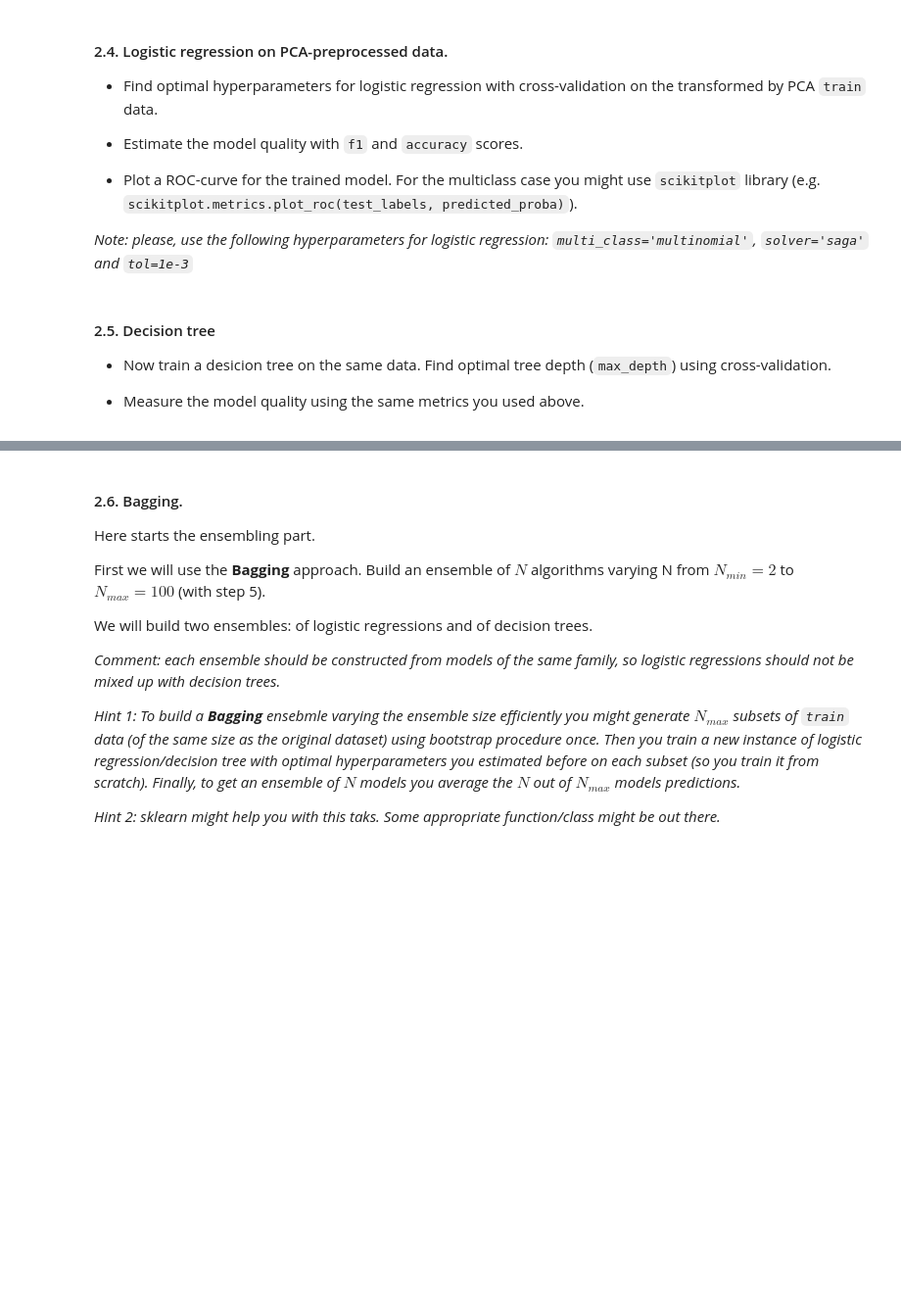
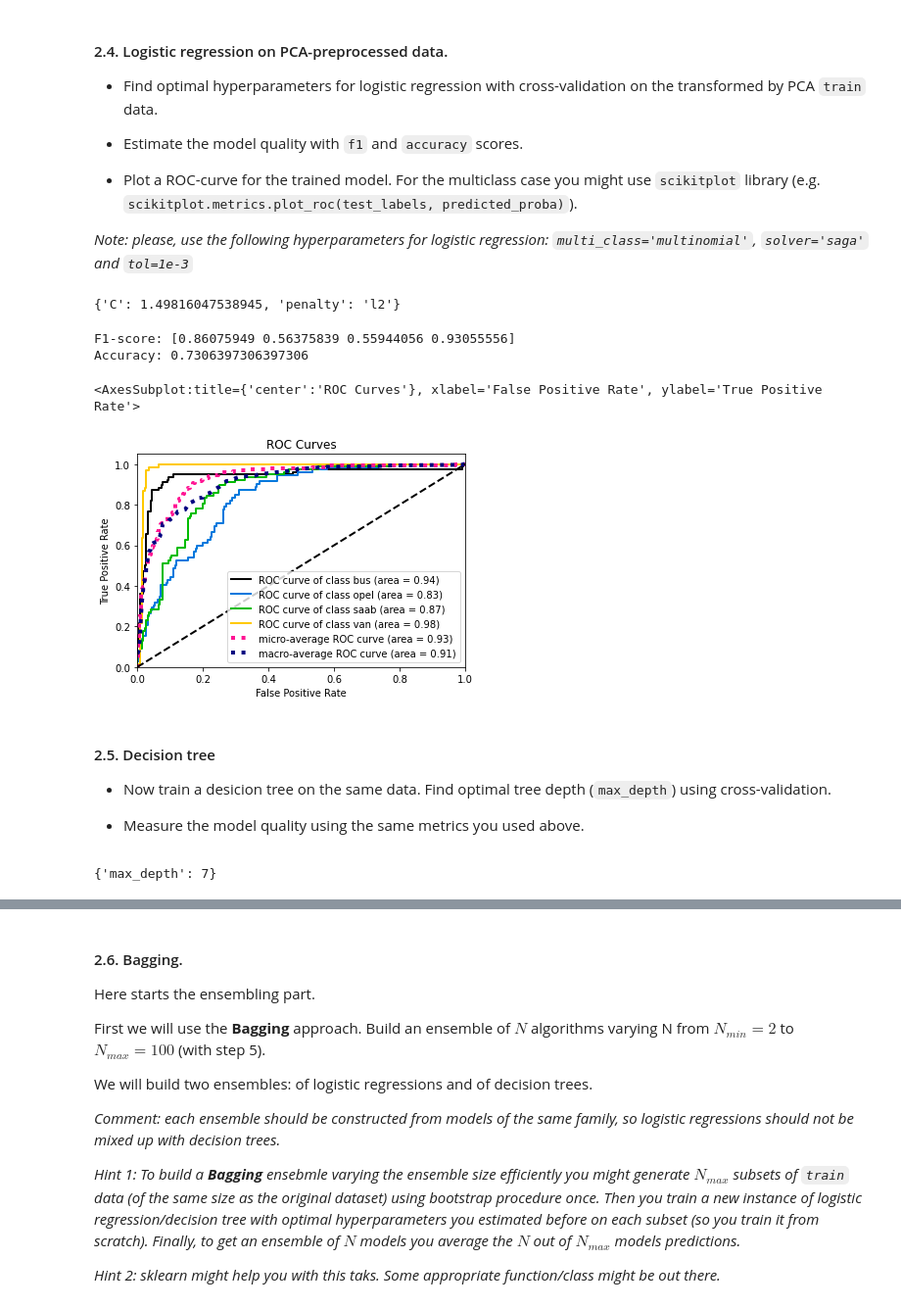
Before and after one commit to girafe-ai/ml-course, a Jupyter notebook: homeworks/lab01_ml_pipeline/Lab1_part2_ml_pipeline.ipynb, the cells around one changed output, grey strips where cells are left out. Shown at 98% size. Saved outputs shown, nothing was run; the diff lists cells and outputs as text; code cells hidden in the pictures; blank space fills up the shorter version.

```diff
--- a/homeworks/lab01_ml_pipeline/Lab1_part2_ml_pipeline.ipynb
+++ b/homeworks/lab01_ml_pipeline/Lab1_part2_ml_pipeline.ipynb
@@ -124,3 +158,17 @@ Here you are supposed to perform the desired transformations. Please, explain yo
+# %%
+from sklearn.decomposition import PCA
+
+import plotly.express as px
+
+pca = PCA()
+pca.fit(X_train_std)
+exp_var_cumul = np.cumsum(pca.explained_variance_ratio_)
+
+px.area(
+    x=range(1, exp_var_cumul.shape[0] + 1),
+    y=exp_var_cumul,
+    labels={"x": "# Components", "y": "Explained Variance"}
+)
 # %% [markdown]
 #### 2.3. PCA trasformation
 * Select the appropriate number of components. Briefly explain your choice. Should you normalize the data?
@@ -131,3 +177,11 @@ Here you are supposed to perform the desired transformations. Please, explain yo
+# %%
+### YOUR CODE HERE
+
+pca = PCA(n_components=12) #  после этого кол-ва компонент explained variance > 95%
+pca.fit(X_train_std)
+
+X_train_pca = pca.transform(X_train_std) # да, нужно, т.к. в таком случае все переменные будут иметь одинаковый вес для PCA
+X_test_pca = pca.transform(X_test_std)
 # %% [markdown]
 **Note: From this point `sklearn` [Pipeline](https://scikit-learn.org/stable/modules/compose.html) might be useful to perform transformations on the data. Refer to the [docs](https://scikit-learn.org/stable/modules/generated/sklearn.pipeline.Pipeline.html) for more information.**
 # %% [markdown]
@@ -143,3 +195,26 @@ Here you are supposed to perform the desired transformations. Please, explain yo
+# %%
+### YOUR CODE HERE
+logistic = LogisticRegression(
+    multi_class='multinomial',
+    solver='saga',
+    tol=1e-3,
+    max_iter=500,
+    random_state=42)
+distributions = dict(C=uniform(loc=0, scale=4), penalty=['l2', 'l1'])
+
+clf_log_pca = RandomizedSearchCV(logistic, distributions, cv=5, random_state=42)
+search = clf_log_pca.fit(X_train_pca, y_train)
+search.best_params_
+# %% [output]
+{'C': 1.49816047538945, 'penalty': 'l2'}
+# %%
+print_f1_and_accuracy_scores(clf_log_pca, X_test_pca, y_test)
+plot_roc(y_test, clf_log_pca.predict_proba(X_test_pca))
+# %% [output]
+F1-score: [0.86075949 0.56375839 0.55944056 0.93055556]
+Accuracy: 0.7306397306397306
+<AxesSubplot:title={'center':'ROC Curves'}, xlabel='False Positive Rate', ylabel='True Positive Rate'>
+[figure, added]
 # %% [markdown]
 #### 2.5. Decision tree
 * Now train a desicion tree on the same data. Find optimal tree depth (`max_depth`) using cross-validation.
@@ -151,0 +223,12 @@ from sklearn.tree import DecisionTreeClassifier
+# %%
+from sklearn.tree import DecisionTreeClassifier
+from sklearn.model_selection import GridSearchCV
+
+tree = DecisionTreeClassifier(random_state=42)
+distributions = dict(max_depth=range(3,25))
+
+clf_tree = GridSearchCV(tree, distributions, cv=5)
+search = clf_tree.fit(X_train, y_train)
+search.best_params_
+# %% [output]
+{'max_depth': 7}
```
Also changed, not shown: parts of 20 cells of this notebook, 2 other files.
